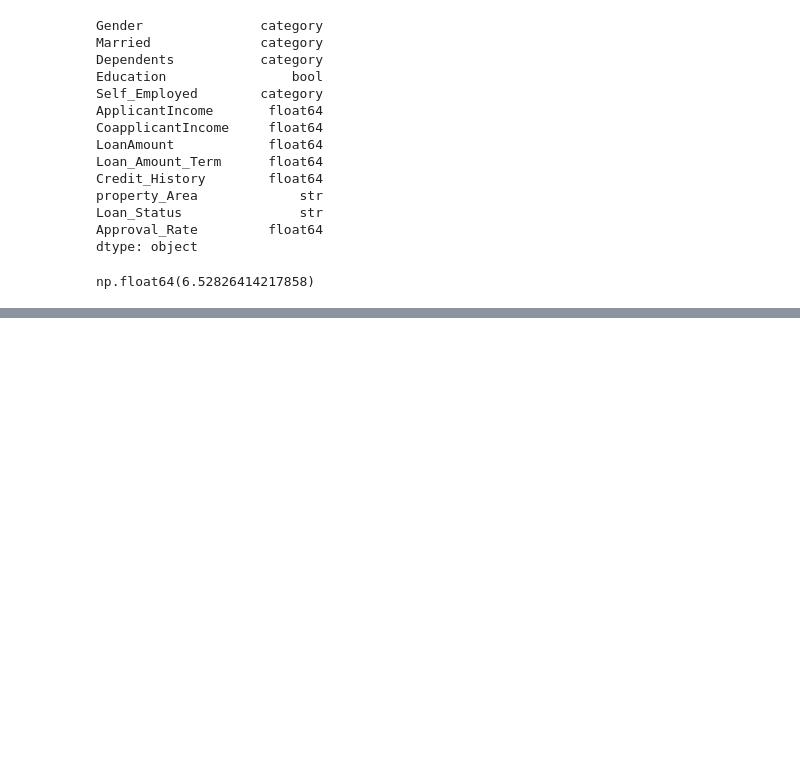
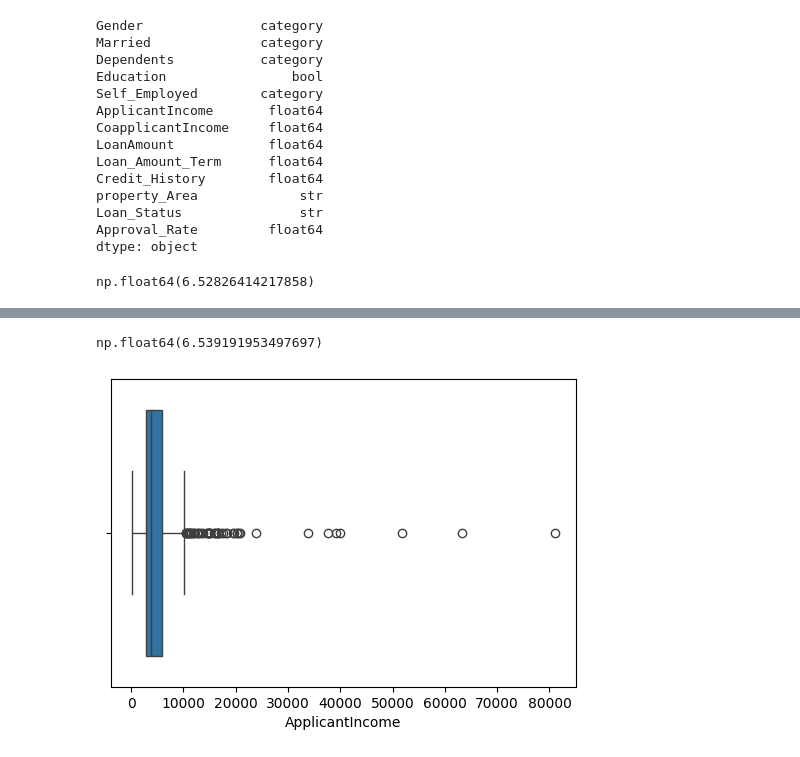
Before and after one commit to LCCHoong/pypy, a Jupyter notebook: testing.ipynb, the cells around one changed output, grey strips where cells are left out. Cells and saved outputs as stored; diff of their text form; code cells hidden in the pictures; blank space fills up the shorter version.

```diff
--- a/testing.ipynb
+++ b/testing.ipynb
@@ -253,0 +300,2 @@ np.float64(6.52826414217858)
+# %%
+traindf['LoanAmount'] = traindf['LoanAmount'].fillna(traindf['LoanAmount'].median())
@@ -253,0 +323,3 @@ np.float64(6.52826414217858)
+# %%
+traindf['Loan_Amount_Term'] = traindf['Loan_Amount_Term'].fillna(traindf['Loan_Amount_Term'].mode()[0])
+traindf['Loan_Amount_Term'] = traindf['Loan_Amount_Term'].astype('category')
@@ -253,0 +347,3 @@ np.float64(6.52826414217858)
+# %%
+traindf['Credit_History'] = traindf['Credit_History'].fillna(traindf['Credit_History'].mode()[0])
+traindf['Credit_History'] = traindf['Credit_History'].astype('bool')
@@ -253,0 +367,2 @@ np.float64(6.52826414217858)
+# %%
+traindf.drop_duplicates(inplace=True)
@@ -253,0 +402,10 @@ np.float64(6.52826414217858)
+# %%
+traindf['ApplicantIncome'].skew()
+# %% [output]
+np.float64(6.539191953497697)
+# %%
+plt.figure(figsize=(6,4))
+sns.boxplot(x=traindf['ApplicantIncome'])
+plt.show()
+# %% [output]
+[figure, added]
```
Also changed, not shown: parts of 30 cells of this notebook.
